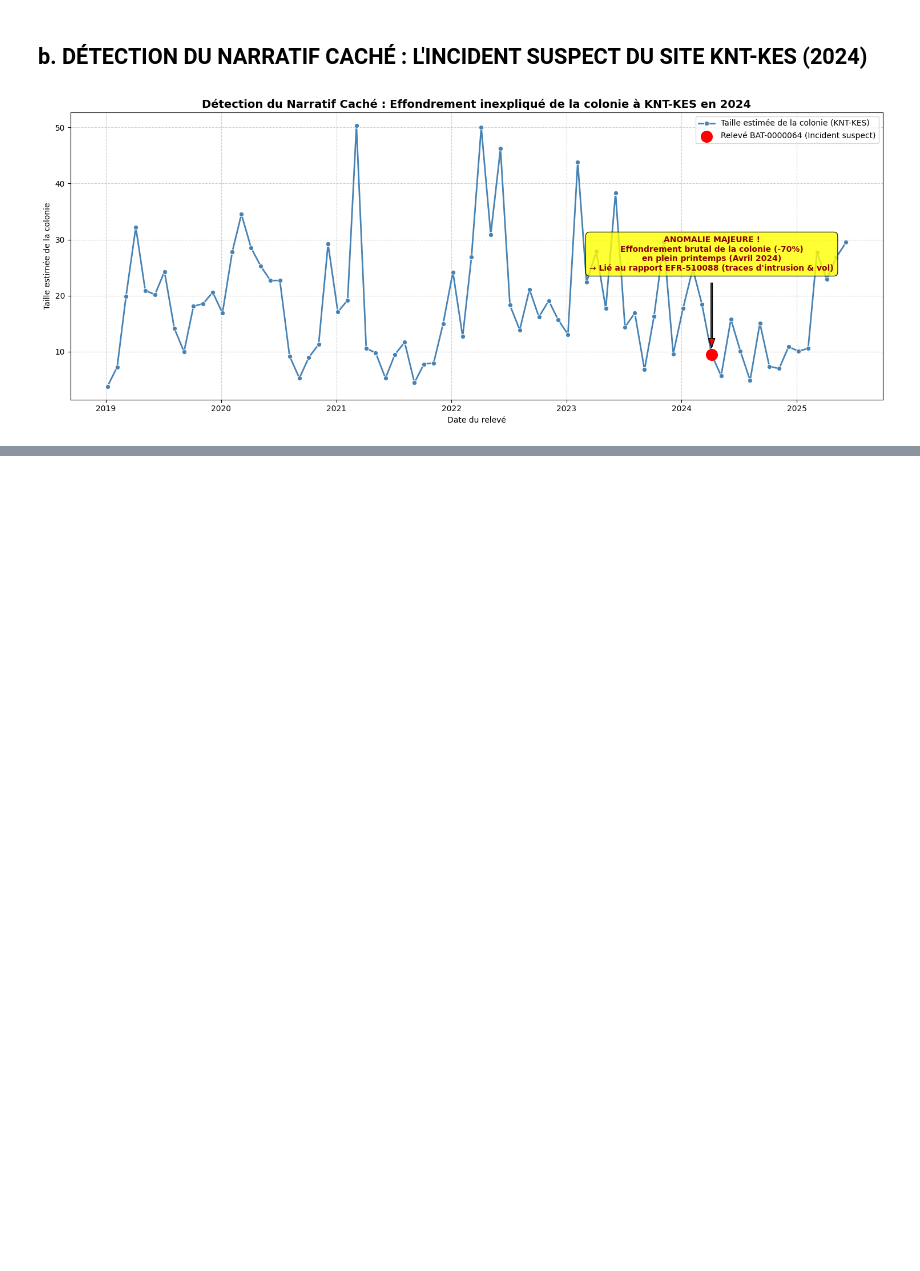
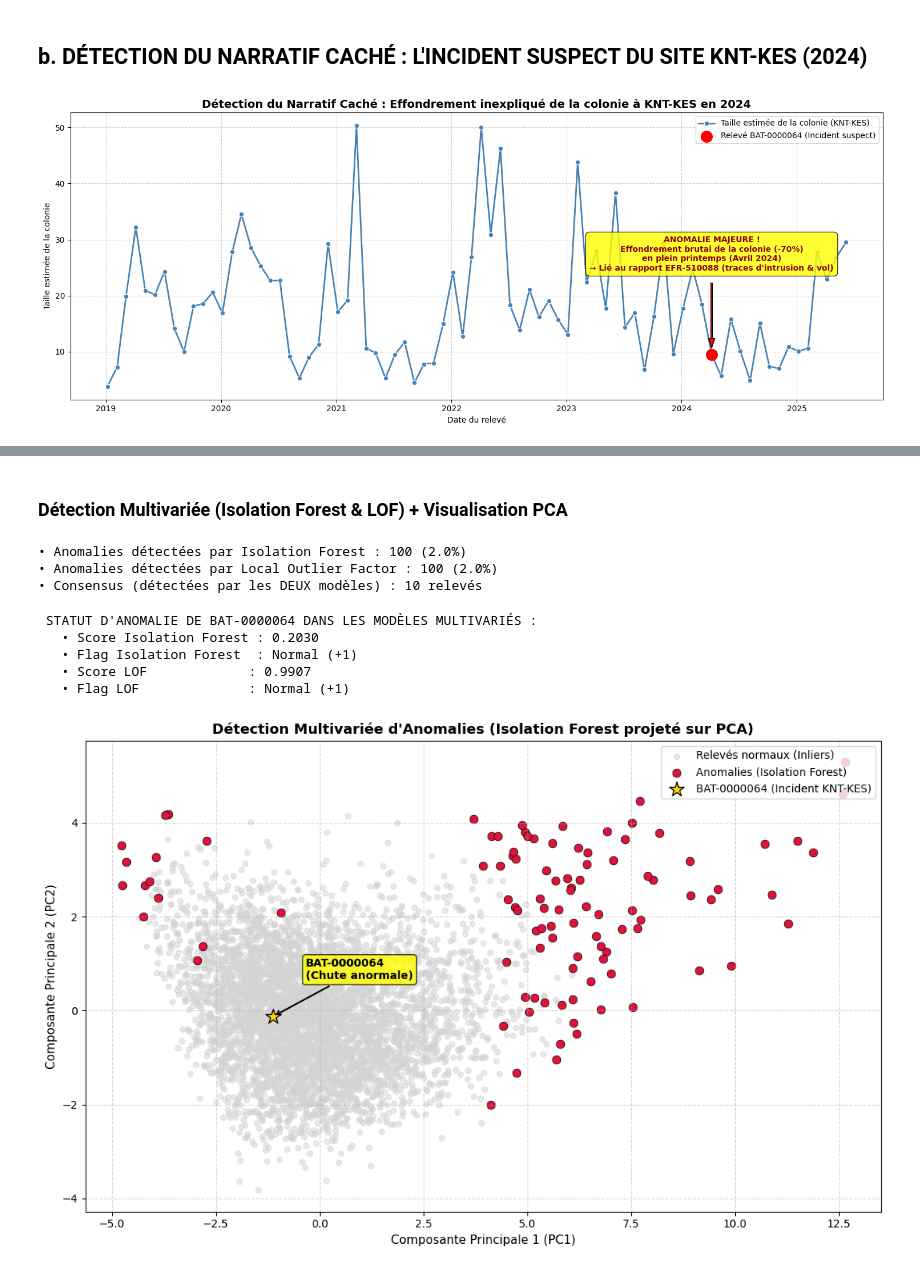
Before and after one commit to HananeDjouadi/G05-DataMining-2627, a Jupyter notebook: data/ecology/bat_surveys.ipynb, the cells around one changed output, grey strips where cells are left out. Saved outputs shown, nothing was run; the diff lists cells and outputs as text; code cells hidden in the pictures; blank space fills up the shorter version.

```diff
--- a/data/ecology/bat_surveys.ipynb
+++ b/data/ecology/bat_surveys.ipynb
@@ -955,0 +1110,75 @@ k = 7 : 0.1738
+# %% [markdown]
+### Détection Multivariée (Isolation Forest & LOF) + Visualisation PCA
+# %%
+# 1. Isolation Forest (contamination fixée à 2% des données)
+iso_forest = IsolationForest(n_estimators=150, contamination=0.02, random_state=42)
+df_analysis['iso_anomaly'] = iso_forest.fit_predict(X_scaled)  # -1 = anomalie, 1 = normal
+df_analysis['iso_score'] = iso_forest.decision_function(X_scaled)  # plus le score est bas, plus c'est anormal
+# %%
+# 2. Local Outlier Factor (LOF)
+lof = LocalOutlierFactor(n_neighbors=25, contamination=0.02)
+df_analysis['lof_anomaly'] = lof.fit_predict(X_scaled)  # -1 = anomalie, 1 = normal
+df_analysis['lof_score'] = -lof.negative_outlier_factor_  # LOF > 1 indique une densité atypique
+
+nb_iso = (df_analysis['iso_anomaly'] == -1).sum()
+nb_lof = (df_analysis['lof_anomaly'] == -1).sum()
+nb_both = ((df_analysis['iso_anomaly'] == -1) & (df_analysis['lof_anomaly'] == -1)).sum()
+
+print(f"• Anomalies détectées par Isolation Forest : {nb_iso} ({nb_iso/len(df_analysis)*100:.1f}%)")
+print(f"• Anomalies détectées par Local Outlier Factor : {nb_lof} ({nb_lof/len(df_analysis)*100:.1f}%)")
+print(f"• Consensus (détectées par les DEUX modèles) : {nb_both} relevés")
+# %% [output]
+• Anomalies détectées par Isolation Forest : 100 (2.0%)
+• Anomalies détectées par Local Outlier Factor : 100 (2.0%)
+• Consensus (détectées par les DEUX modèles) : 10 relevés
+# %%
+# 3. Vérification du relevé suspect de l'enquête : BAT-0000064
+suspect = df_analysis[df_analysis['survey_id'] == 'BAT-0000064']
+if not suspect.empty:
+    print(" STATUT D'ANOMALIE DE BAT-0000064 DANS LES MODÈLES MULTIVARIÉS :")
+    print(f"   • Score Isolation Forest : {suspect['iso_score'].values[0]:.4f}")
+    print(f"   • Flag Isolation Forest  : {'ANOMALIE MULTIVARIÉE (-1)' if suspect['iso_anomaly'].values[0] == -1 else 'Normal (+1)'}")
+    print(f"   • Score LOF             : {suspect['lof_score'].values[0]:.4f}")
+    print(f"   • Flag LOF              : {'ANOMALIE DE DENSITÉ (-1)' if suspect['lof_anomaly'].values[0] == -1 else 'Normal (+1)'}")
+# %% [output]
+ STATUT D'ANOMALIE DE BAT-0000064 DANS LES MODÈLES MULTIVARIÉS :
+   • Score Isolation Forest : 0.2030
+   • Flag Isolation Forest  : Normal (+1)
+   • Score LOF             : 0.9907
+   • Flag LOF              : Normal (+1)
+# %%
+# 4. Visualisation PCA 2D : Mise en évidence des anomalies multivariées
+plt.figure(figsize=(11, 7))
+
+# Points normaux
+normal_mask = df_analysis['iso_anomaly'] == 1
+plt.scatter(df_analysis.loc[normal_mask, 'pca_1'],
+            df_analysis.loc[normal_mask, 'pca_2'],
+            c='lightgrey', alpha=0.5, s=25, label='Relevés normaux (Inliers)')
+
+# Anomalies Isolation Forest
+anom_mask = df_analysis['iso_anomaly'] == -1
+plt.scatter(df_analysis.loc[anom_mask, 'pca_1'],
+            df_analysis.loc[anom_mask, 'pca_2'],
+            c='crimson', edgecolors='black', linewidth=0.5, s=60, label='Anomalies (Isolation Forest)')
+
+# Annotation spécifique de BAT-0000064
+if not suspect.empty:
+    p1 = suspect['pca_1'].values[0]
+    p2 = suspect['pca_2'].values[0]
+    plt.scatter(p1, p2, c='gold', edgecolors='black', s=200, marker='*', zorder=10, label='BAT-0000064 (Incident KNT-KES)')
+    plt.annotate("BAT-0000064\n(Chute anormale)",
+                 xy=(p1, p2), xytext=(p1 + 0.8, p2 + 0.8),
+                 arrowprops=dict(facecolor='black', arrowstyle='->', lw=1.5),
+                 fontsize=10, fontweight='bold',
+                 bbox=dict(boxstyle="round,pad=0.3", fc="yellow", alpha=0.8))
+
+plt.title("Détection Multivariée d'Anomalies (Isolation Forest projeté sur PCA)", fontsize=13, fontweight='bold')
+plt.xlabel("Composante Principale 1 (PC1)", fontsize=11)
+plt.ylabel("Composante Principale 2 (PC2)", fontsize=11)
+plt.grid(True, linestyle='--', alpha=0.5)
+plt.legend(loc='upper right', frameon=True)
+plt.tight_layout()
+plt.show()
+# %% [output]
+[figure, added]
```
Also changed, not shown: parts of 80 cells of this notebook.
